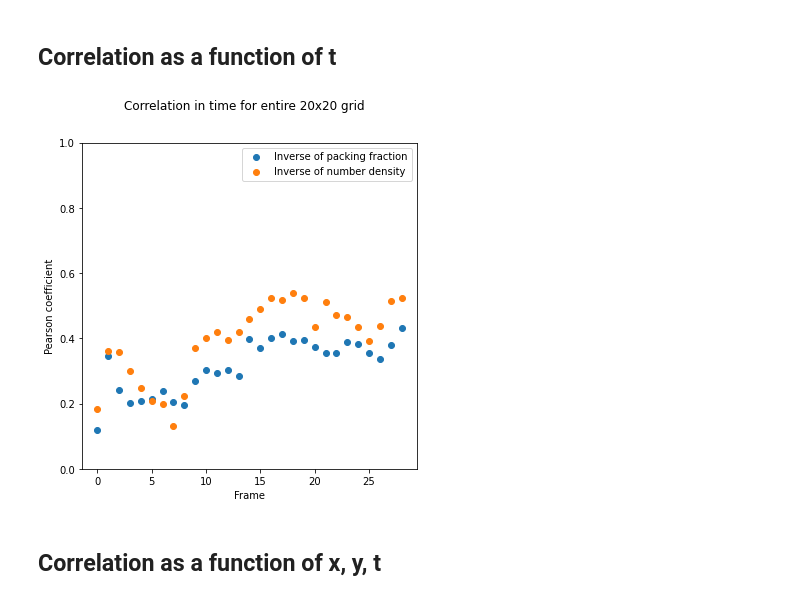
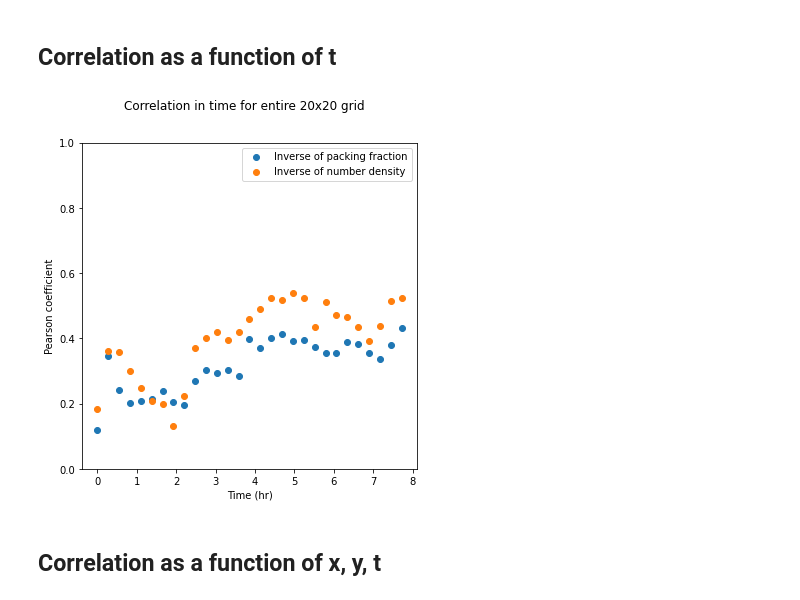
Before and after one commit to benjamin-alvial/cell-jamming, a Jupyter notebook: experiment_a/correlation.ipynb, the cells around one changed output. Drawn from its saved outputs; the diff is of its cells as text; code cells hidden in the pictures.

```diff
--- a/experiment_a/correlation.ipynb
+++ b/experiment_a/correlation.ipynb
@@ -42,36 +42,36 @@ R_N = []
 for i in range(0, n_frames):
 
   df_filtered = df[df['t'] == i]
   df_filtered = df_filtered.reset_index(drop=True)
 
   Phi = df_filtered['phi'].to_numpy()
   Phi_inv = 1/Phi
   U = df_filtered['u'].to_numpy()
   N = df_filtered['N'].to_numpy()
   N_inv = 1/N
 
   pearson_Phi = pearsonr(Phi_inv, U)[0]
   R_Phi.append(pearson_Phi)
 
   pearson_N = pearsonr(N_inv, U)[0]
   R_N.append(pearson_N)
 
-  T.append(i)
+  T.append(i/3.625)
 
 fig, ax = plt.subplots(1, 1, figsize=(6, 6))
 fig.suptitle('Correlation in time for entire 20x20 grid')
 ax.scatter(T, R_Phi, label='Inverse of packing fraction')
 ax.scatter(T, R_N, label='Inverse of number density')
-ax.set_xlabel('Frame')
+ax.set_xlabel('Time (hr)')
 ax.set_ylabel('Pearson coefficient')
 ax.set_ylim(0,1)
 ax.legend()
 
 plt.show()
 fig.savefig(os.path.join(wdir, figures_dir, figure_name))
 plt.close(fig)
 # %% [output]
-[figure, old version]
+[figure, new version]
 # %% [markdown]
 ## Correlation as a function of x, y, t
 # %%
```
Also changed, not shown: parts of 1 cell of this notebook, 1 other file.
